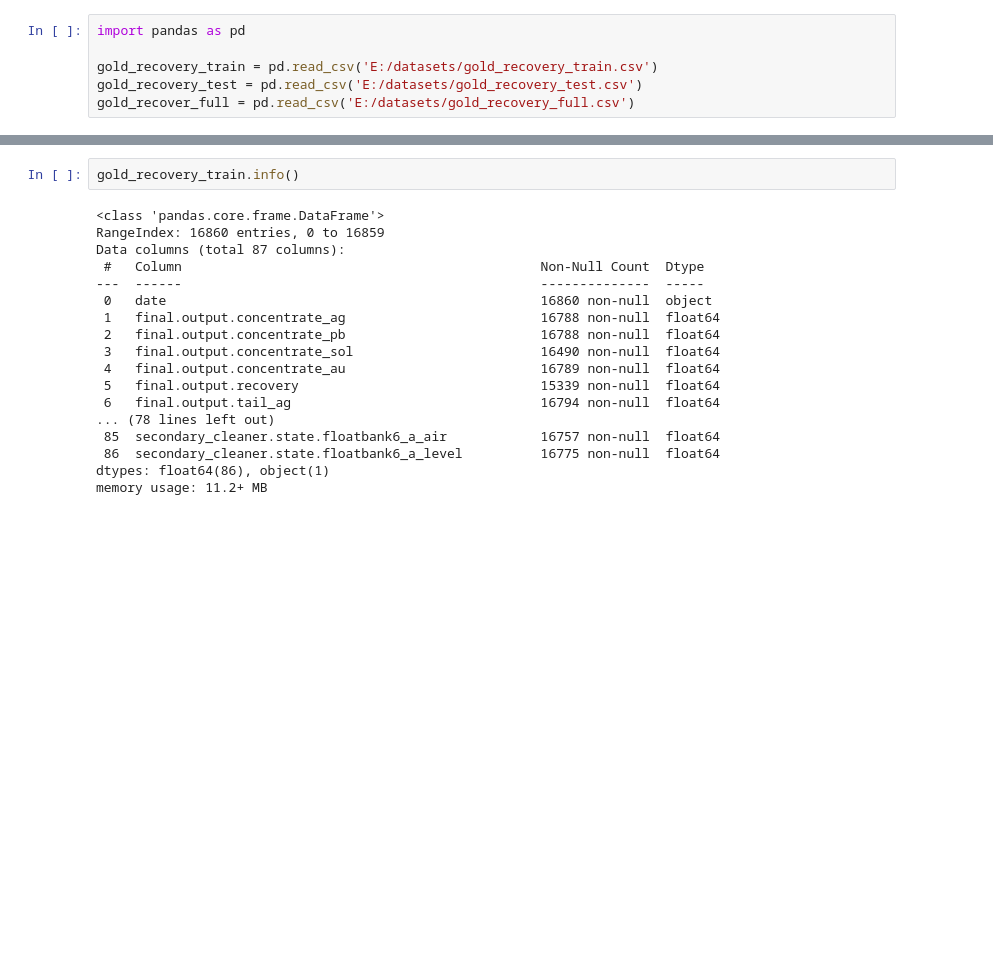
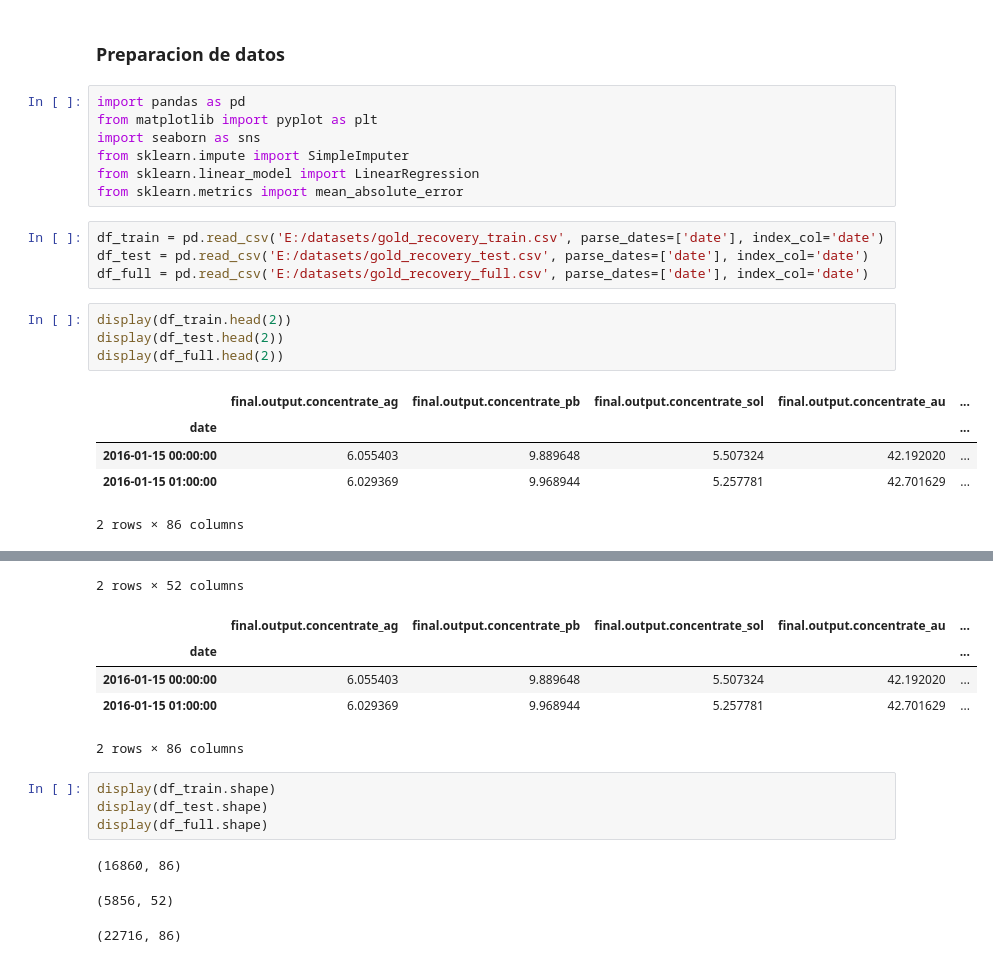
Before and after one commit to rodriguez-robcar/tripleten-data-science-bootcamp, a Jupyter notebook: Sprint 12 Proyecto del modulo 2.ipynb, the cells around one changed output, grey strips where cells are left out. Cells and saved outputs as stored; diff of their text form; blank space fills up the shorter version.

```diff
--- a/Sprint 12 Proyecto del modulo 2.ipynb
+++ b/Sprint 12 Proyecto del modulo 2.ipynb
@@ -1,6 +1,23 @@
+# %% [markdown]
+### Preparacion de datos
 # %%
 import pandas as pd
-
-gold_recovery_train = pd.read_csv('E:/datasets/gold_recovery_train.csv')
-gold_recovery_test = pd.read_csv('E:/datasets/gold_recovery_test.csv')
-gold_recover_full = pd.read_csv('E:/datasets/gold_recovery_full.csv')
+from matplotlib import pyplot as plt
+import seaborn as sns
+from sklearn.impute import SimpleImputer
+from sklearn.linear_model import LinearRegression
+from sklearn.metrics import mean_absolute_error
+# %%
+df_train = pd.read_csv('E:/datasets/gold_recovery_train.csv', parse_dates=['date'], index_col='date')
+df_test = pd.read_csv('E:/datasets/gold_recovery_test.csv', parse_dates=['date'], index_col='date')
+df_full = pd.read_csv('E:/datasets/gold_recovery_full.csv', parse_dates=['date'], index_col='date')
+# %%
+display(df_train.head(2))
+display(df_test.head(2))
+display(df_full.head(2))
+# %% [output]
+|  | final.output.concentrate_ag | final.output.concentrate_pb | final.output.concentrate_sol | final.output.concentrate_au | ... |
+| date |  |  |  |  | ... |
+| 2016-01-15 00:00:00 | 6.055403 | 9.889648 | 5.507324 | 42.192020 | ... |
+| 2016-01-15 01:00:00 | 6.029369 | 9.968944 | 5.257781 | 42.701629 | ... |
+2 rows × 86 columns
@@ -7,20 +28,14 @@ gold_recover_full = pd.read_csv('E:/datasets/gold_recovery_full.csv')
+2 rows × 52 columns
+|  | final.output.concentrate_ag | final.output.concentrate_pb | final.output.concentrate_sol | final.output.concentrate_au | ... |
+| date |  |  |  |  | ... |
+| 2016-01-15 00:00:00 | 6.055403 | 9.889648 | 5.507324 | 42.192020 | ... |
+| 2016-01-15 01:00:00 | 6.029369 | 9.968944 | 5.257781 | 42.701629 | ... |
+2 rows × 86 columns
 # %%
-gold_recovery_train.info()
+display(df_train.shape)
+display(df_test.shape)
+display(df_full.shape)
 # %% [output]
-<class 'pandas.core.frame.DataFrame'>
-RangeIndex: 16860 entries, 0 to 16859
-Data columns (total 87 columns):
- #   Column                                              Non-Null Count  Dtype
----  ------                                              --------------  -----
- 0   date                                                16860 non-null  object
- 1   final.output.concentrate_ag                         16788 non-null  float64
- 2   final.output.concentrate_pb                         16788 non-null  float64
- 3   final.output.concentrate_sol                        16490 non-null  float64
- 4   final.output.concentrate_au                         16789 non-null  float64
- 5   final.output.recovery                               15339 non-null  float64
- 6   final.output.tail_ag                                16794 non-null  float64
-... (78 lines left out)
- 85  secondary_cleaner.state.floatbank6_a_air            16757 non-null  float64
- 86  secondary_cleaner.state.floatbank6_a_level          16775 non-null  float64
-dtypes: float64(86), object(1)
-memory usage: 11.2+ MB
+(16860, 86)
+(5856, 52)
+(22716, 86)
```
Also changed, not shown: parts of 21 cells of this notebook.
